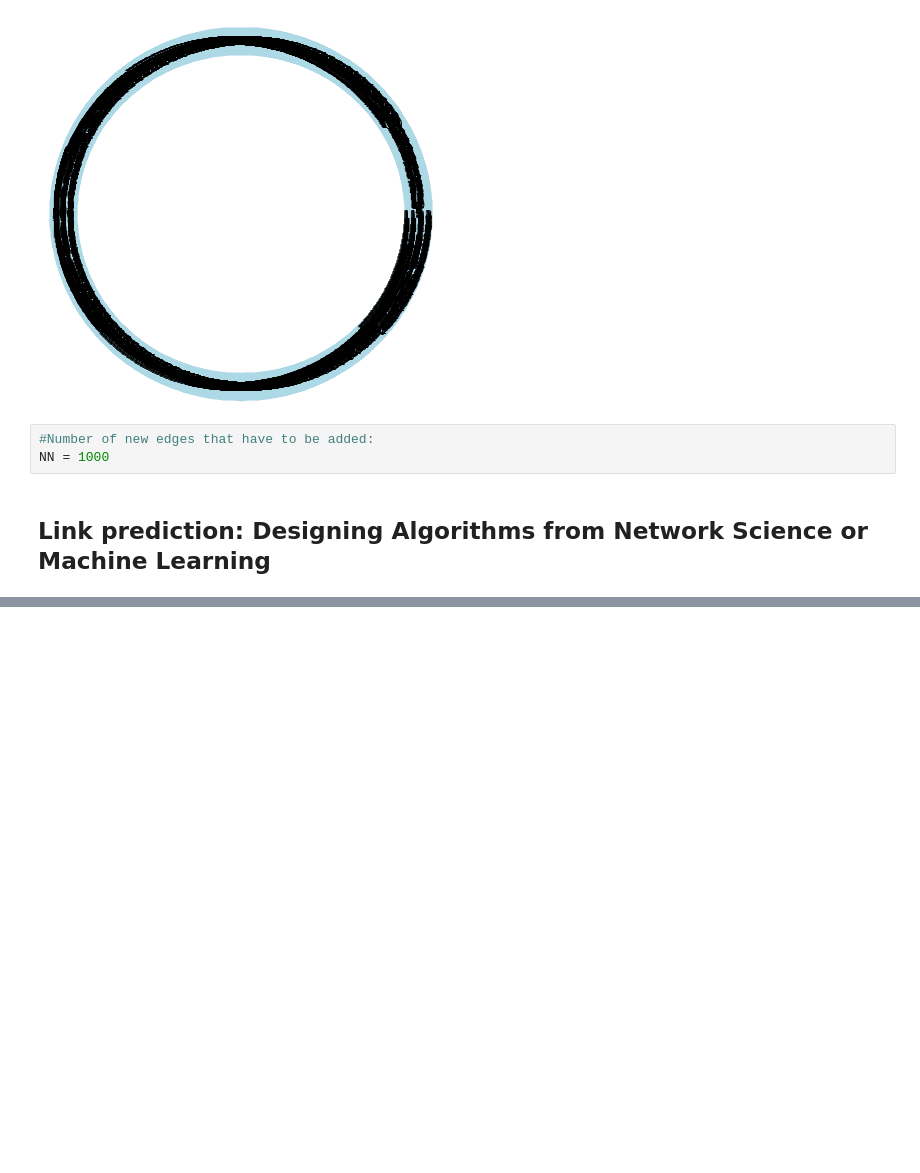
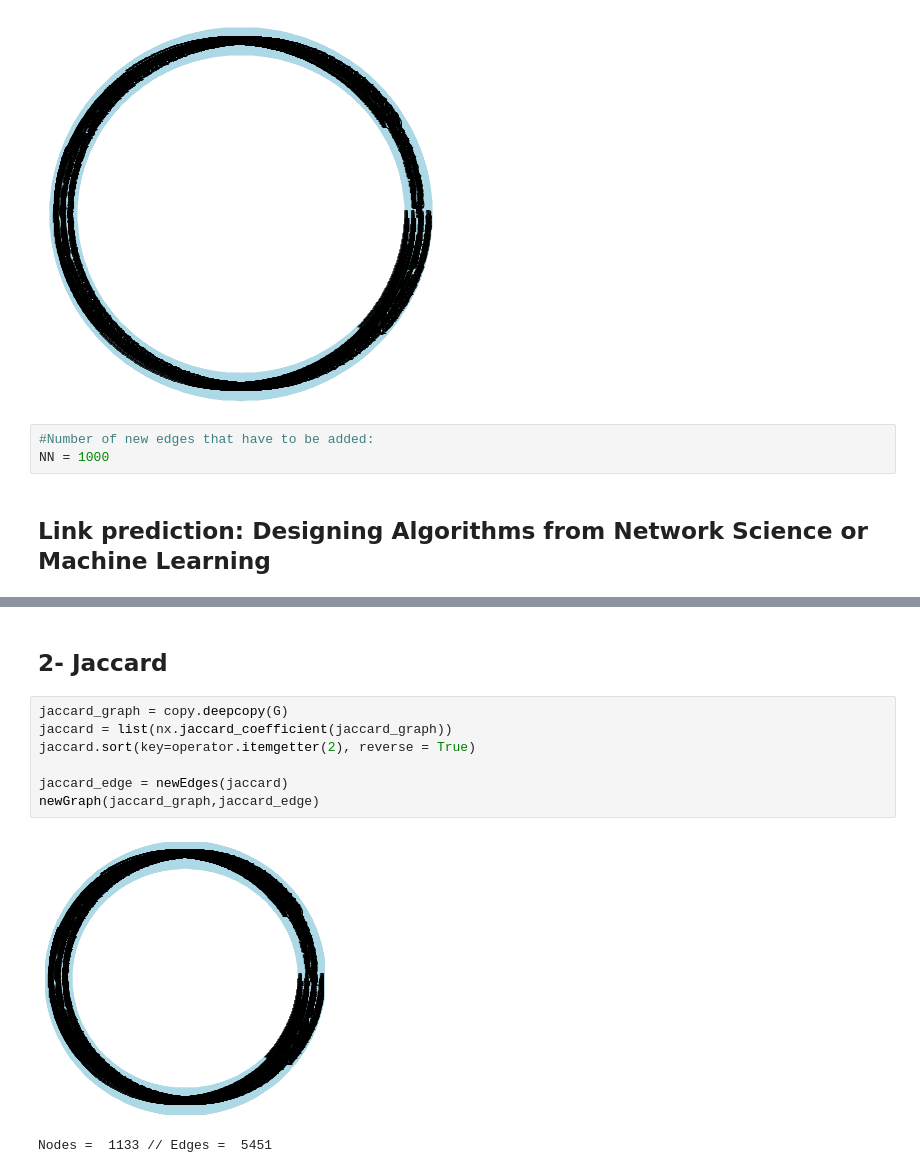
Before and after one commit to Tweeel/Link-prediction-for-social-networks, a Jupyter notebook: Link prediction for social networks.ipynb, the cells around one changed output, grey strips where cells are left out. Saved outputs shown, nothing was run; the diff lists cells and outputs as text; blank space fills up the shorter version.

```diff
--- a/Link prediction for social networks.ipynb
+++ b/Link prediction for social networks.ipynb
@@ -62,0 +88,12 @@ for i in range(1, G_nodes):
+# %% [markdown]
+## 2- Jaccard
+# %%
+jaccard_graph = copy.deepcopy(G)
+jaccard = list(nx.jaccard_coefficient(jaccard_graph))
+jaccard.sort(key=operator.itemgetter(2), reverse = True)
+
+jaccard_edge = newEdges(jaccard)
+newGraph(jaccard_graph,jaccard_edge)
+# %% [output]
+[figure, added]
+Nodes =  1133 // Edges =  5451
```
Also changed, not shown: parts of 12 cells of this notebook.
